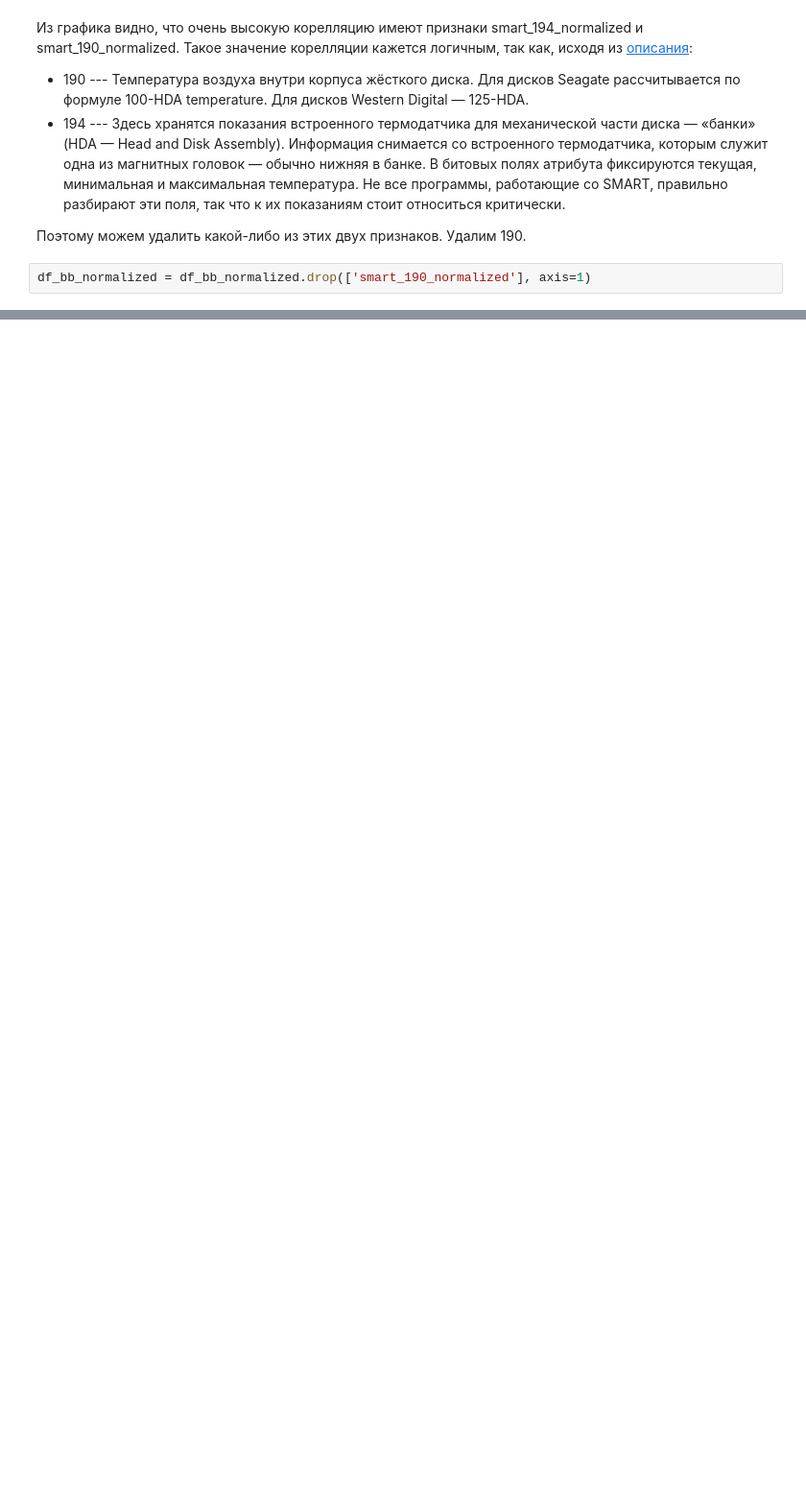
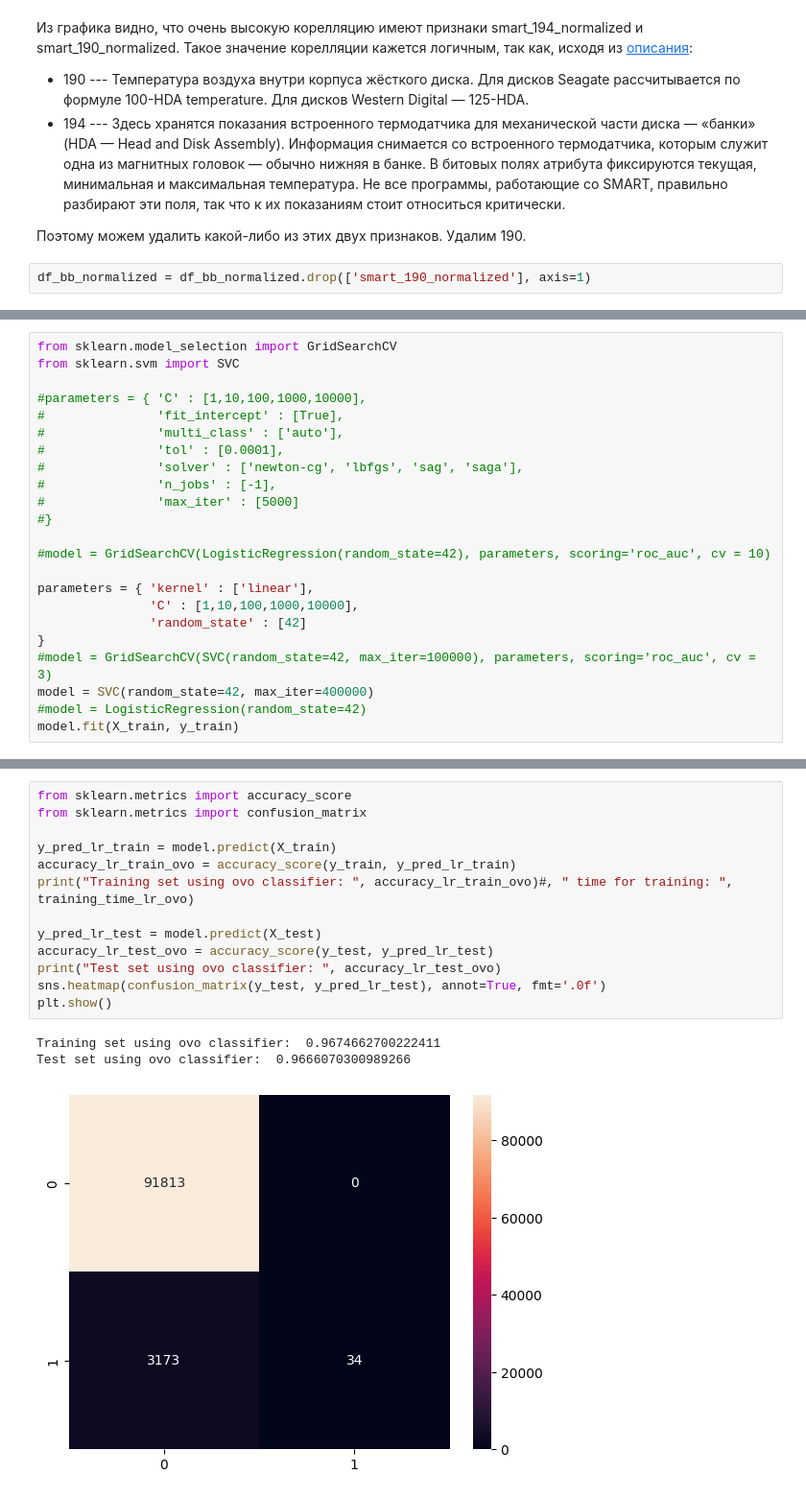
Before and after one commit to katevi/Hard-drive-failure-prediction, a Jupyter notebook: hdd_failure_prediction.ipynb, the cells around one changed output, grey strips where cells are left out. Shown at 96% size. Saved outputs shown, nothing was run; the diff lists cells and outputs as text; blank space fills up the shorter version.

Commit message:
Add training svm for 2018 dataset on 400k iterations

```diff
--- a/hdd_failure_prediction.ipynb
+++ b/hdd_failure_prediction.ipynb
@@ -269,0 +470,23 @@ df_bb_normalized.head()
+# %%
+from sklearn.model_selection import GridSearchCV
+from sklearn.svm import SVC
+
+#parameters = { 'C' : [1,10,100,1000,10000],
+#               'fit_intercept' : [True],
+#               'multi_class' : ['auto'],
+#               'tol' : [0.0001],
+#               'solver' : ['newton-cg', 'lbfgs', 'sag', 'saga'],
+#               'n_jobs' : [-1],
+#               'max_iter' : [5000]
+#}
+
+#model = GridSearchCV(LogisticRegression(random_state=42), parameters, scoring='roc_auc', cv = 10)
+
+parameters = { 'kernel' : ['linear'],
+               'C' : [1,10,100,1000,10000],
+               'random_state' : [42]
+}
+#model = GridSearchCV(SVC(random_state=42, max_iter=100000), parameters, scoring='roc_auc', cv = 3)
+model = SVC(random_state=42, max_iter=400000)
+#model = LogisticRegression(random_state=42)
+model.fit(X_train, y_train)
@@ -269,0 +513,17 @@ df_bb_normalized.head()
+# %%
+from sklearn.metrics import accuracy_score
+from sklearn.metrics import confusion_matrix
+
+y_pred_lr_train = model.predict(X_train)
+accuracy_lr_train_ovo = accuracy_score(y_train, y_pred_lr_train)
+print("Training set using ovo classifier: ", accuracy_lr_train_ovo)#, " time for training: ", training_time_lr_ovo)
+
+y_pred_lr_test = model.predict(X_test)
+accuracy_lr_test_ovo = accuracy_score(y_test, y_pred_lr_test)
+print("Test set using ovo classifier: ", accuracy_lr_test_ovo)
+sns.heatmap(confusion_matrix(y_test, y_pred_lr_test), annot=True, fmt='.0f')
+plt.show()
+# %% [output]
+Training set using ovo classifier:  0.9674662700222411
+Test set using ovo classifier:  0.9666070300989266
+[figure, added]
```
Also changed, not shown: parts of 35 cells of this notebook.
